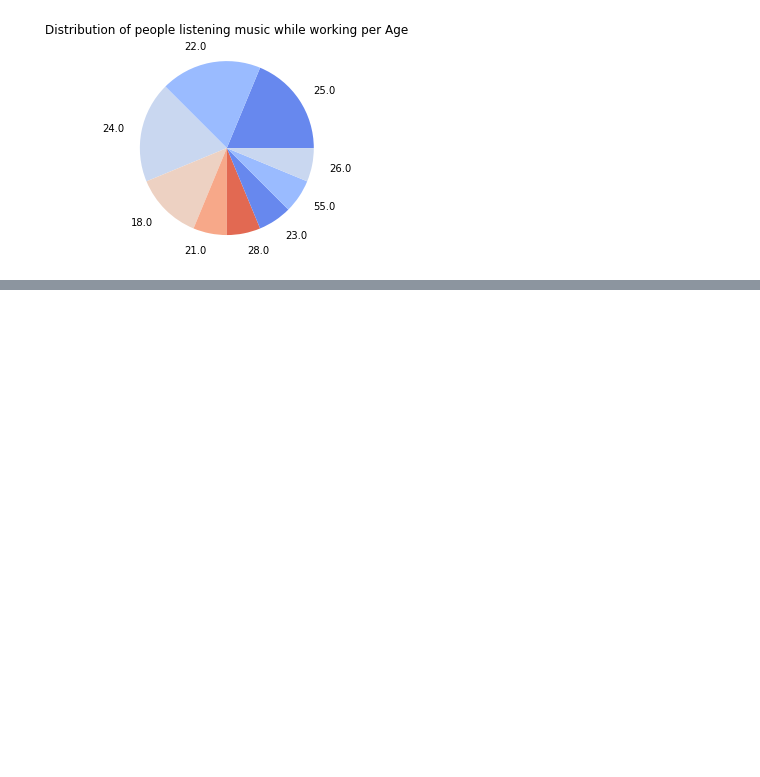
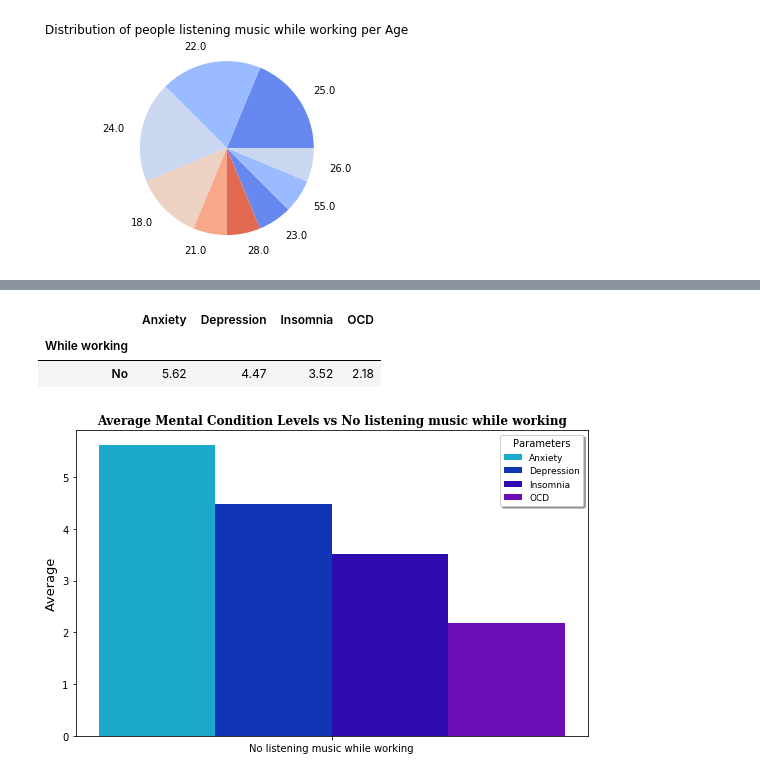
Before and after one commit to acosta109/Project-1, a Jupyter notebook: master_code_mental_health_analysis.ipynb, the cells around one changed output, grey strips where cells are left out. Cells and saved outputs as stored; diff of their text form; code cells hidden in the pictures; blank space fills up the shorter version.

```diff
--- a/master_code_mental_health_analysis.ipynb
+++ b/master_code_mental_health_analysis.ipynb
@@ -1038,0 +1149,8 @@ working_means
+# %%
+# Creating the dataset and viewing a sample:
+working_data_no = (
+    mental_health_data_df
+    .query('`While working` == "No"')
+)
+
+working_data_no.sample(10)
@@ -1038,0 +1170,57 @@ working_means
+# %%
+# Grouping data to get mental conditions averages:
+working_means_no = (
+       working_data_no
+       .groupby('While working')[['Anxiety', 'Depression', 'Insomnia', 'OCD']]
+       .mean()
+       .round(2)
+)
+
+working_means_no
+# %% [output]
+|  | Anxiety | Depression | Insomnia | OCD |
+| While working |  |  |  |  |
+| No | 5.62 | 4.47 | 3.52 | 2.18 |
+# %%
+fig, ax = plt.subplots(figsize=(8,5))
+
+# Defining bar labels and values:
+
+labels = ['While working` == "No"']
+anx_mean = working_means_no["Anxiety"]
+dep_mean = working_means_no["Depression"]
+ins_mean = working_means_no["Insomnia"]
+ocd_mean = working_means_no["OCD"]
+
+# Defining the position of the labels and width of the bars:
+label_loc = np.arange(len(labels))
+width = 0.20
+
+# Plotting the individual bars:
+anx_plot = plt.bar(label_loc + width, anx_mean, width, label='Anxiety', color='#1BA9CB')
+dep_plot = plt.bar(label_loc + width*2, dep_mean, width, label='Depression', color='#1035B6')
+ins_plot = plt.bar(label_loc + width*3, ins_mean, width, label='Insomnia', color='#2E0BAF')
+ocd_plot = plt.bar(label_loc + width*4, ocd_mean, width, label='OCD', color='#6C0DB6')
+
+# Styling labels and title:
+plt.ylabel('Average', fontsize=13)
+
+plt.title(
+    'Average Mental Condition Levels vs No listening music while working',
+    fontdict={'size': 12, 'weight': 'bold', 'family': 'serif'}
+)
+
+plt.xticks(label_loc + width*2.5, ['No listening music while working'])
+plt.legend(
+    fontsize=9,
+    fancybox=True,
+    shadow=True,
+    title='Parameters'
+)
+
+# Plotting:
+plt.tight_layout()
+plt.savefig('Output/while_working_no.png')
+plt.show()
+# %% [output]
+[figure, added]
```
Also changed, not shown: parts of 15 cells of this notebook, 5 other files.
